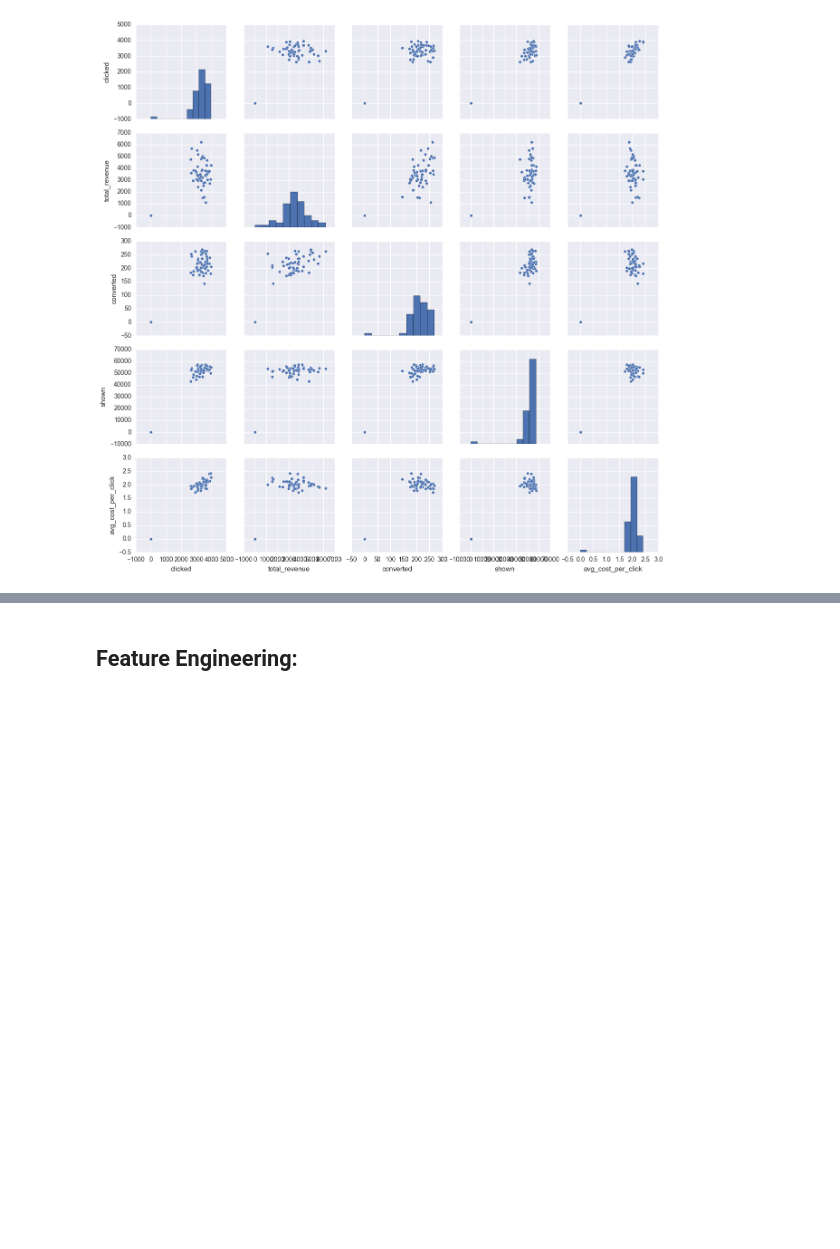
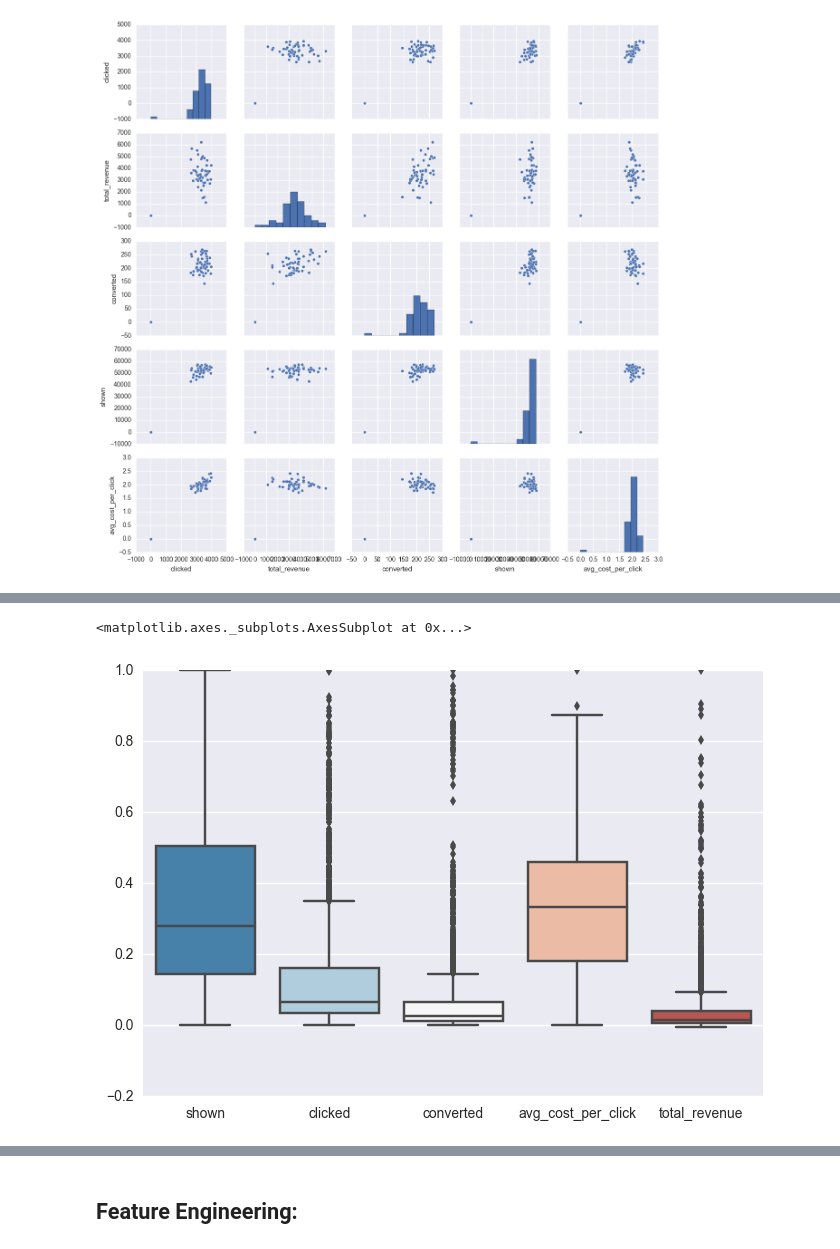
Before and after one commit to pappakrishnan/Ads-Analysis, a Jupyter notebook: Ads Analysis.ipynb, the cells around one changed output, grey strips where cells are left out. Saved outputs shown, nothing was run; the diff lists cells and outputs as text; code cells hidden in the pictures; blank space fills up the shorter version.

```diff
--- a/Ads Analysis.ipynb
+++ b/Ads Analysis.ipynb
@@ -268,0 +288,7 @@ sns.pairplot(df.ix[df['ad'] == 'ad_group_5', {'shown', 'clicked', 'converted', '
+# %%
+s = df[['shown', 'clicked', 'converted', 'avg_cost_per_click','total_revenue']]
+ss = s / s.max()
+sns.boxplot(ss, palette = 'RdBu_r')
+# %% [output]
+<matplotlib.axes._subplots.AxesSubplot at 0x...>
+[figure, added]
```
Also changed, not shown: parts of 29 cells of this notebook.
